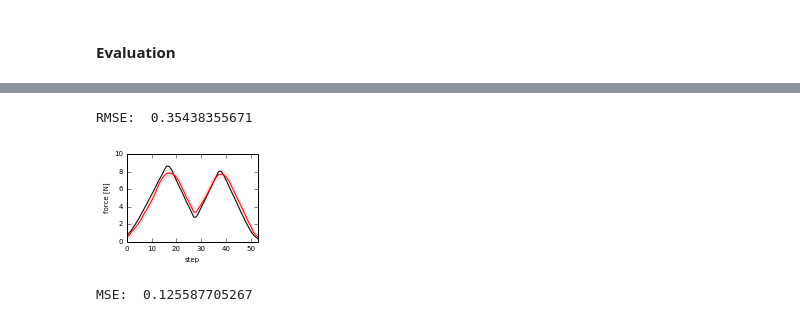
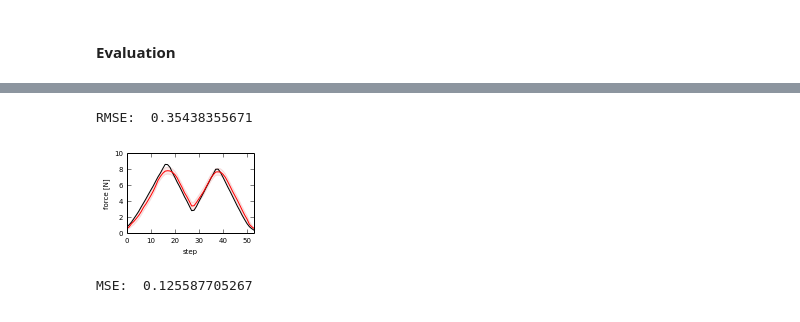
Before and after one commit to surban/ml, a Jupyter notebook: notebooks/Skin-ControlObservationChain-Factorgraph-Paper-Final-Hysteresis.ipynb, the cells around one changed output, grey strips where cells are left out. Cells and saved outputs as stored; diff of their text form; code cells hidden in the pictures.

```diff
--- a/notebooks/Skin-ControlObservationChain-Factorgraph-Paper-Final-Hysteresis.ipynb
+++ b/notebooks/Skin-ControlObservationChain-Factorgraph-Paper-Final-Hysteresis.ipynb
@@ -147,32 +147,35 @@ R2:    0.961342875098
 # %%
 figsize(6./2.54, 4./2.54)
+#figsize(7./2.54, 4./2.54)
 matplotlib.rcParams.update({'font.size': 7})
 
 max_force = 10
 max_skin = 2
 
 psmpl=5
 
 force = ws_obs_trn.force['tst'][:, psmpl:psmpl+1]
 skin = select_features(ws_obs_trn, ws_obs_trn.skin['tst'][..., psmpl:psmpl+1])
 valid = ws_obs_trn.valid['tst'][:, psmpl:psmpl+1]
 
 p_force_discr, p_force_conf_discr = iterate_over_samples(sc.infer_states, valid, skin, show_progress=False)
 p_force = ws_obs_trn.from_discrete_force(p_force_discr)
 p_force_conf = p_force_conf_discr * ws_obs_trn.force_step
 print "RMSE: ", sqrt(multistep_error(p_force, force, valid, mean_err=True))
 
 plot_mc(valid, force, ymax=max_force, ylabel="force [N]", color='k', n_plot_samples=1)
 plot_mc(valid, p_force, p_force_conf, color='r', n_plot_samples=1)
 plt.title("")
 plt.xlim(0, 53)
 plt.xticks([0, 10, 20, 30, 40, 50])
 #plt.legend(["truth", "prediction"])
 
+plt.gcf().subplots_adjust(bottom=0.2)
+plt.gcf().subplots_adjust(left=0.15)
 plt.savefig(r"Z:\Documents\Manuscripts\2014-Skin\gp_force.pdf")
 # %% [output]
 RMSE:  0.35438355671
-[figure, old version]
+[figure, new version]
 # %%
 figsize(5./2.54, 4./2.54)
 matplotlib.rcParams.update({'font.size': 7})
```
Also changed, not shown: parts of 8 cells of this notebook, 4 other files.
